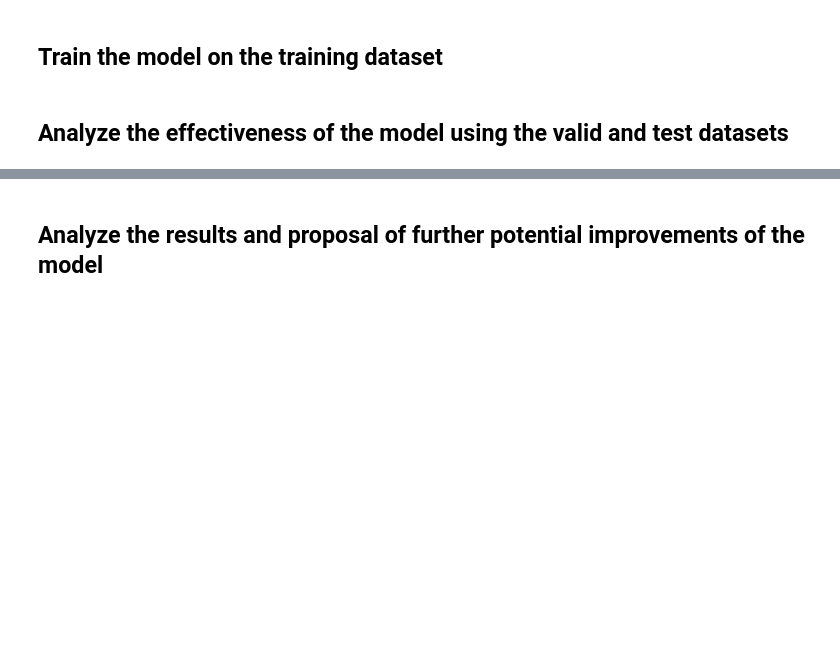
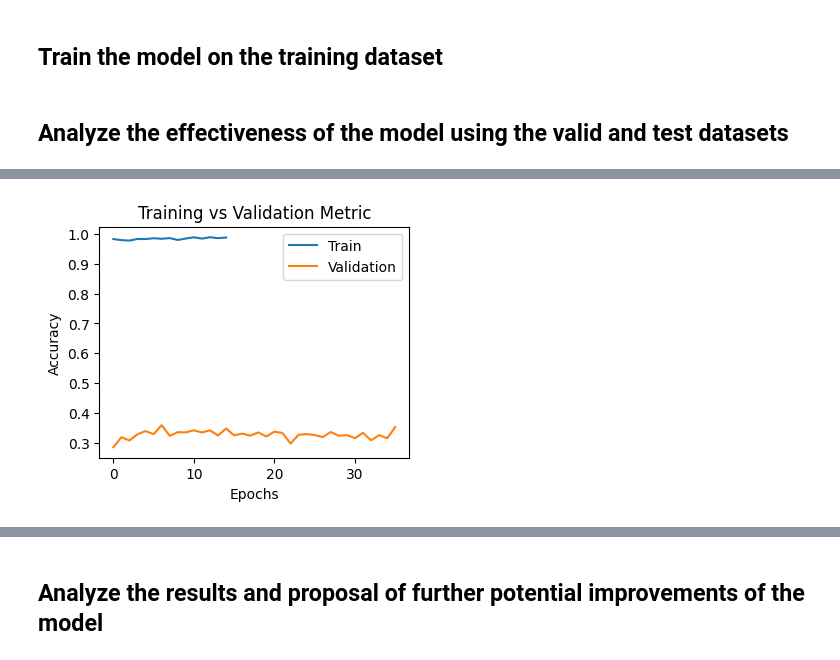
Before and after one commit to AndriyBabiy/goit_deep-learning, a Jupyter notebook: 02_Image_Classification.ipynb, the cells around one changed output, grey strips where cells are left out. Saved outputs shown, nothing was run; the diff lists cells and outputs as text; code cells hidden in the pictures; blank space fills up the shorter version.

```diff
--- a/02_Image_Classification.ipynb
+++ b/02_Image_Classification.ipynb
@@ -281,3 +318,14 @@ ValueError: Expected input batch_size (162) to match target batch_size (32).
+# %%
+plt.figure(figsize=(4, 3))
+plt.plot(train_accs, label='Train')
+plt.plot(test_accs, label='Validation')
+plt.legend(loc='best')
+plt.xlabel('Epochs')
+plt.ylabel('Accuracy')
+plt.title('Training vs Validation Metric')
+plt.show()
+# %% [output]
+[figure, added]
 # %%
 def visualize_predictions(model, dataloader, class_names, num_images=5):
     was_training = model.training
```
Also changed, not shown: parts of 6 cells of this notebook.
